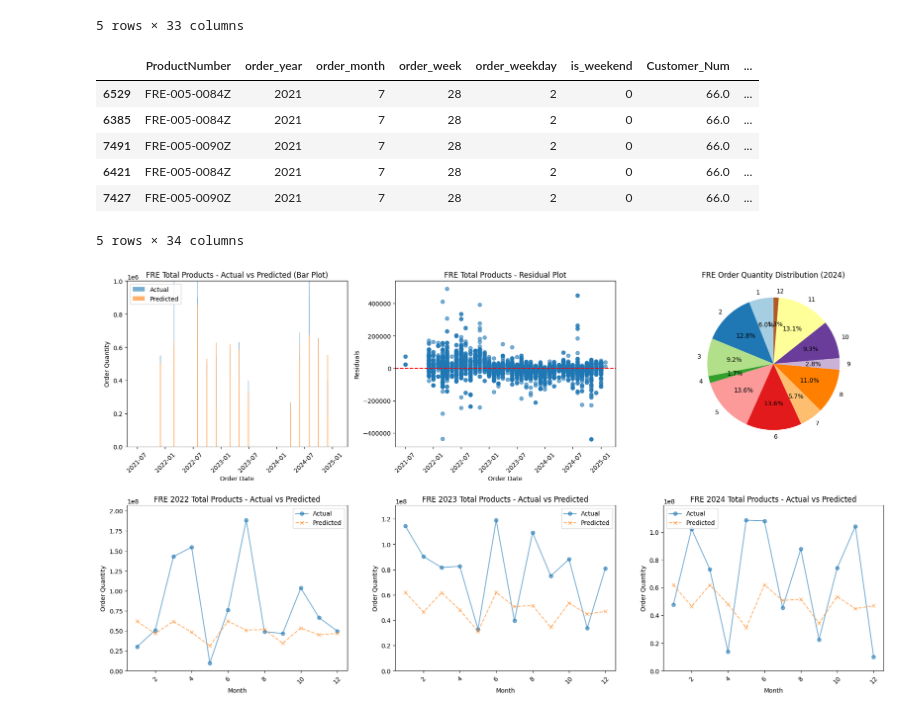
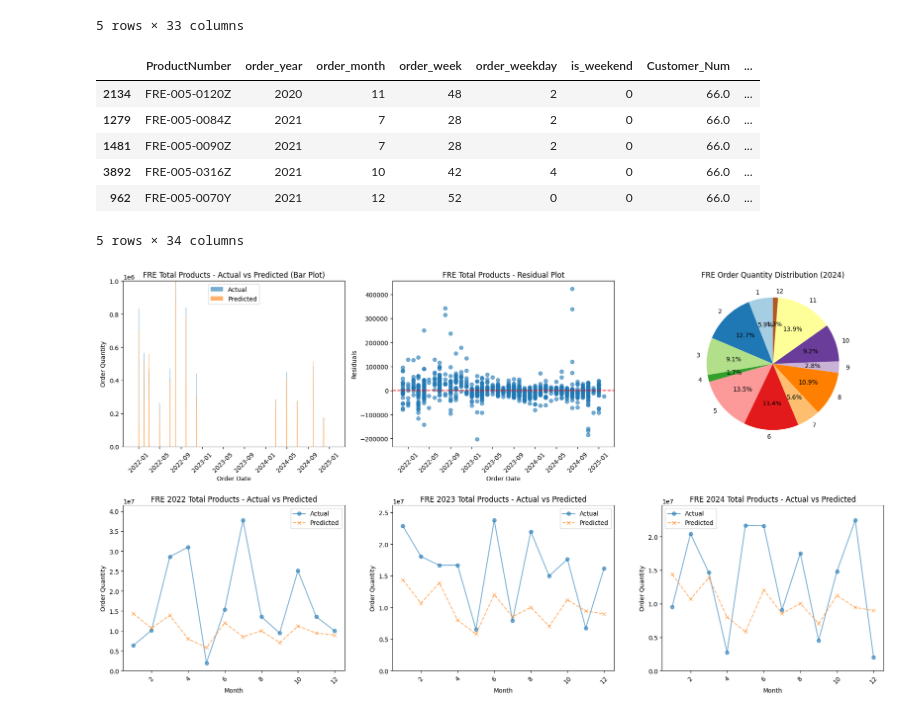
Before and after one commit to mwilko/SCM-Predictive-Analytics, a Jupyter notebook: notebooks/neural_network/cust_demand_forecast_nn.ipynb, the cells around one changed output. Saved outputs shown, nothing was run; the diff lists cells and outputs as text; code cells hidden in the pictures.

```diff
--- a/notebooks/neural_network/cust_demand_forecast_nn.ipynb
+++ b/notebooks/neural_network/cust_demand_forecast_nn.ipynb
@@ -245,4 +242,4 @@ X_train, X_val, y_train, y_val = train_test_split(X_preprocessed_df, y, test_siz
 # %%
-mlp_params = find_best_hyperparameters(MLPRegressor(), param_grids(MLPRegressor().__class__.__name__), X_train, y_train)
+mlp_params = find_best_hyperparameters(MLPRegressor(), param_grids(MLPRegressor().__class__.__name__), X_train_preprocessed, y_train)
 # %% [output]
 Model type: MLPRegressor
@@ -306,12 +304,12 @@ custom_code_df['DetailedOrderDate'] = pd.to_datetime(
 )
 # %%
 # Get model predictions
-y_train_pred = mlp_tuned.predict(X_train)
-y_val_pred = mlp_tuned.predict(X_val)
+y_train_pred = mlp_tuned.predict(X_train_preprocessed)
+y_val_pred = mlp_tuned.predict(X_val_preprocessed)
 
 # Use the 'total' for predictions for better idea on dashboards
-total_y_train_pred = mlp_tuned.predict(total_X_train)
-total_y_val_pred = mlp_tuned.predict(total_X_val)
+total_y_train_pred = mlp_tuned.predict(total_X_train_preprocessed)
+total_y_val_pred = mlp_tuned.predict(total_X_val_preprocessed)
 # %%
 # # statements to check the data of both y_val and y_val_pred
 # print(y_val)
@@ -417,19 +415,19 @@ customer_total.head()
 5 rows × 33 columns
 # %%
 # Convert order year and month to datetime format
-customer_total['OrderDate'] = pd.to_datetime(customer_total[['order_year', 'order_month']].astype(str).agg('-'.join, axis=1))
+customer_total_df['OrderDate'] = pd.to_datetime(customer_total_df[['order_year', 'order_month']].astype(str).agg('-'.join, axis=1))
 
 # Sort by OrderDate to maintain time order
-customer_total = customer_total.sort_values(by='OrderDate')
+customer_total_df = customer_total_df.sort_values(by='OrderDate')
 # %%
-customer_total.head()
+customer_total_df.head()
 # %% [output]
 |  | ProductNumber | order_year | order_month | order_week | order_weekday | is_weekend | Customer_Num | ... |
-| 6529 | FRE-005-0084Z | 2021 | 7 | 28 | 2 | 0 | 66.0 | ... |
-| 6385 | FRE-005-0084Z | 2021 | 7 | 28 | 2 | 0 | 66.0 | ... |
-| 7491 | FRE-005-0090Z | 2021 | 7 | 28 | 2 | 0 | 66.0 | ... |
-| 6421 | FRE-005-0084Z | 2021 | 7 | 28 | 2 | 0 | 66.0 | ... |
-| 7427 | FRE-005-0090Z | 2021 | 7 | 28 | 2 | 0 | 66.0 | ... |
+| 2134 | FRE-005-0120Z | 2020 | 11 | 48 | 2 | 0 | 66.0 | ... |
+| 1279 | FRE-005-0084Z | 2021 | 7 | 28 | 2 | 0 | 66.0 | ... |
+| 1481 | FRE-005-0090Z | 2021 | 7 | 28 | 2 | 0 | 66.0 | ... |
+| 3892 | FRE-005-0316Z | 2021 | 10 | 42 | 4 | 0 | 66.0 | ... |
+| 962 | FRE-005-0070Y | 2021 | 12 | 52 | 0 | 0 | 66.0 | ... |
 5 rows × 34 columns
 # %%
 # total_y_val.type
@@ -437,34 +435,30 @@ customer_total.head()
 # total_y_val.type
 # %%
 # Convert order year and month to datetime format
-customer_total['OrderDate'] = pd.to_datetime(customer_total[['order_year', 'order_month']].astype(str).agg('-'.join, axis=1))
+customer_total_df['OrderDate'] = pd.to_datetime(customer_total_df[['order_year', 'order_month']].astype(str).agg('-'.join, axis=1))
 
 # Sort by OrderDate to maintain time order
-customer_total = customer_total.sort_values(by='OrderDate')
+customer_total_df = customer_total_df.sort_values(by='OrderDate')
 # %%
-import matplotlib.pyplot as plt
-import numpy as np
-import pandas as pd
-
 # Suppose X_val is a DataFrame, y_val is a NumPy array
 # y_val_pred is also a NumPy array of predictions from your NN
 
 # y_val_series = pd.Series(y_val, index=X_val.index)
 # y_val_pred_series = pd.Series(total_y_val_pred, index=X_val.index)
 
-# 2) Create subplots
+# Create subplots
 fig, axes = plt.subplots(nrows=2, ncols=3, figsize=(18, 10))
 fig.subplots_adjust(hspace=0.4, wspace=0.3)
 
-# 3) Bar plot: Actual vs. Predicted
+# Bar plot: Actual vs. Predicted
 axes[0, 0].bar(
-    customer_total.loc[total_X_val.index, 'OrderDate'],
+    customer_total_df.loc[total_X_val.index, 'OrderDate'],
     total_y_val,
     label='Actual',
     alpha=0.6
 )
 axes[0, 0].bar(
-    customer_total.loc[total_X_val.index, 'OrderDate'],
+    customer_total_df.loc[total_X_val.index, 'OrderDate'],
     total_y_val_pred,
     label='Predicted',
     alpha=0.6
@@ -476,10 +470,10 @@ axes[0, 0].set_ylim(0, 1_000_000)
 axes[0, 0].legend()
 axes[0, 0].tick_params(axis='x', rotation=45)
 
-# 4) Residual Plot
+# Residual Plot
 residuals = total_y_val - total_y_val_pred
 axes[0, 1].scatter(
-    customer_total.loc[total_X_val.index, 'OrderDate'],
+    customer_total_df.loc[total_X_val.index, 'OrderDate'],
     residuals,
     alpha=0.6
 )
@@ -489,8 +483,8 @@ axes[0, 1].set_ylabel('Residuals')
 axes[0, 1].set_title(f'{custom_ref} Total Products - Residual Plot')
 axes[0, 1].tick_params(axis='x', rotation=45)
 
-# 5) Pie Chart: Order Quantity Distribution (2024)
-order_2024 = customer_total[customer_total['order_year'] == 2024] \
+# Pie Chart: Order Quantity Distribution (2024)
+order_2024 = customer_total_df[customer_total_df['order_year'] == 2024] \
     .groupby('order_month')['OrderQuantity'].sum()
 axes[0, 2].pie(
     order_2024,
@@ -501,50 +495,50 @@ axes[0, 2].pie(
 )
 axes[0, 2].set_title(f'{custom_ref} Order Quantity Distribution (2024)')
 
-# 6) Line Plots: Yearly Trends
+# Line Plots: Yearly Trends
 for i, year in enumerate([2022, 2023, 2024]):
-    yearly_df = customer_total[customer_total['order_year'] == year]
+    yearly_df = customer_total_df[customer_total_df['order_year'] == year]
     if yearly_df.empty:
         continue
 
     # Aggregate OrderQuantity per month
     monthly_actual = yearly_df.groupby('order_month')['OrderQuantity'].sum()
 
-    # Convert to Pandas Series with index from customer_total
+    # Convert to Pandas Series with index from customer_total_df
     pred_series = pd.Series(total_y_val_pred, index=total_y_val.index)
 
     # Group predictions by month
-    monthly_predicted = pred_series.groupby(customer_total.loc[total_y_val.index, 'order_month']).sum()
+    monthly_predicted = pred_series.groupby(customer_total_df.loc[total_y_val.index, 'order_month']).sum()
 
     # Sort for proper plotting
     monthly_actual = monthly_actual.sort_index()
     monthly_predicted = monthly_predicted.reindex(monthly_actual.index)  # Ensure same months
 
     # Plot
     axes[1, i].plot(
         monthly_actual.index,
         monthly_actual,
         label='Actual',
         alpha=0.6,
         marker='o',
         linestyle='-'
     )
     axes[1, i].plot(
         monthly_predicted.index,
         monthly_predicted,
         label='Predicted',
         alpha=0.6,
         marker='x',
         linestyle='--'
     )
     axes[1, i].set_xlabel('Month')
     axes[1, i].set_ylabel('Order Quantity')
     axes[1, i].set_title(f'{custom_ref} {year} Total Products - Actual vs Predicted')
     axes[1, i].set_ylim(0, max(monthly_actual.max(), monthly_predicted.max()) * 1.1)
     axes[1, i].legend()
     axes[1, i].tick_params(axis='x', rotation=45)
 
 plt.tight_layout()
 plt.show()
 # %% [output]
-[figure, old version]
+[figure, new version]
```
Also changed, not shown: parts of 16 cells of this notebook, 4 other files.
